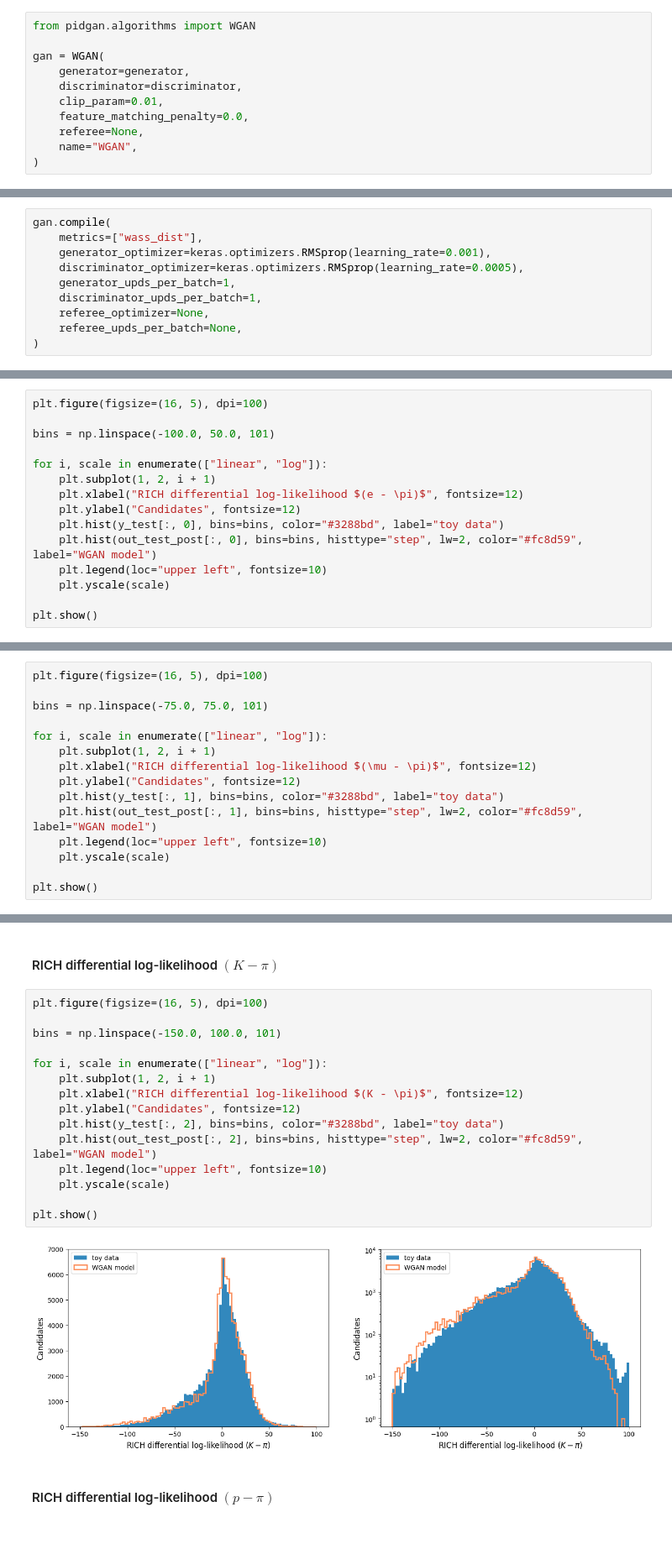
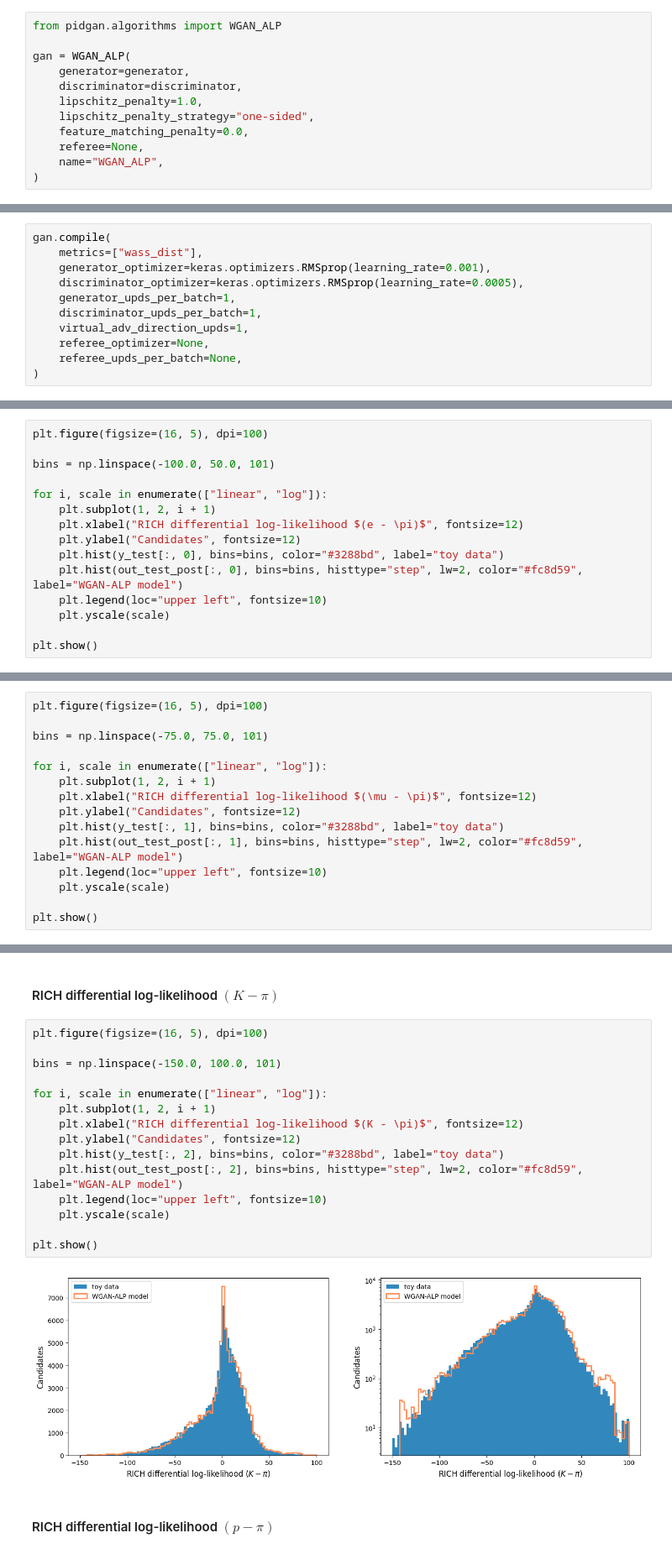
Before and after one commit to mbarbetti/pidgan-notebooks, a Jupyter notebook: tutorial-WGAN_ALP-LHCb_RICH.ipynb, the cells around one changed output, grey strips where cells are left out. Shown at 84% size. Cells and saved outputs as stored; diff of their text form.

Commit message:
finalized WGAN-ALP notebook

```diff
--- a/tutorial-WGAN_ALP-LHCb_RICH.ipynb
+++ b/tutorial-WGAN_ALP-LHCb_RICH.ipynb
@@ -391,13 +395,14 @@ It's time to initialize a [`WGAN`](https://github.com/mbarbetti/pidgan/blob/main
 # %%
-from pidgan.algorithms import WGAN
+from pidgan.algorithms import WGAN_ALP
 
-gan = WGAN(
+gan = WGAN_ALP(
     generator=generator,
     discriminator=discriminator,
-    clip_param=0.01,
+    lipschitz_penalty=1.0,
+    lipschitz_penalty_strategy="one-sided",
     feature_matching_penalty=0.0,
     referee=None,
-    name="WGAN",
+    name="WGAN_ALP",
 )
 # %% [markdown]
 #### Model compilation
@@ -418,6 +424,7 @@ gan.compile(
     discriminator_optimizer=keras.optimizers.RMSprop(learning_rate=0.0005),
     generator_upds_per_batch=1,
     discriminator_upds_per_batch=1,
+    virtual_adv_direction_upds=1,
     referee_optimizer=None,
     referee_upds_per_batch=None,
 )
@@ -570,7 +577,7 @@ for i, scale in enumerate(["linear", "log"]):
     plt.xlabel("RICH differential log-likelihood $(e - \pi)$", fontsize=12)
     plt.ylabel("Candidates", fontsize=12)
     plt.hist(y_test[:, 0], bins=bins, color="#3288bd", label="toy data")
-    plt.hist(out_test_post[:, 0], bins=bins, histtype="step", lw=2, color="#fc8d59", label="WGAN model")
+    plt.hist(out_test_post[:, 0], bins=bins, histtype="step", lw=2, color="#fc8d59", label="WGAN-ALP model")
     plt.legend(loc="upper left", fontsize=10)
     plt.yscale(scale)
 
@@ -589,7 +596,7 @@ for i, scale in enumerate(["linear", "log"]):
     plt.xlabel("RICH differential log-likelihood $(\mu - \pi)$", fontsize=12)
     plt.ylabel("Candidates", fontsize=12)
     plt.hist(y_test[:, 1], bins=bins, color="#3288bd", label="toy data")
-    plt.hist(out_test_post[:, 1], bins=bins, histtype="step", lw=2, color="#fc8d59", label="WGAN model")
+    plt.hist(out_test_post[:, 1], bins=bins, histtype="step", lw=2, color="#fc8d59", label="WGAN-ALP model")
     plt.legend(loc="upper left", fontsize=10)
     plt.yscale(scale)
 
@@ -601,20 +608,20 @@ plt.show()
 # %%
 plt.figure(figsize=(16, 5), dpi=100)
 
 bins = np.linspace(-150.0, 100.0, 101)
 
 for i, scale in enumerate(["linear", "log"]):
     plt.subplot(1, 2, i + 1)
     plt.xlabel("RICH differential log-likelihood $(K - \pi)$", fontsize=12)
     plt.ylabel("Candidates", fontsize=12)
     plt.hist(y_test[:, 2], bins=bins, color="#3288bd", label="toy data")
-    plt.hist(out_test_post[:, 2], bins=bins, histtype="step", lw=2, color="#fc8d59", label="WGAN model")
+    plt.hist(out_test_post[:, 2], bins=bins, histtype="step", lw=2, color="#fc8d59", label="WGAN-ALP model")
     plt.legend(loc="upper left", fontsize=10)
     plt.yscale(scale)
 
 plt.show()
 # %% [output]
-[figure, old version]
+[figure, new version]
 # %% [markdown]
 #### RICH differential log-likelihood $(p - \pi)$
 # %%
```
Also changed, not shown: parts of 22 cells of this notebook.
